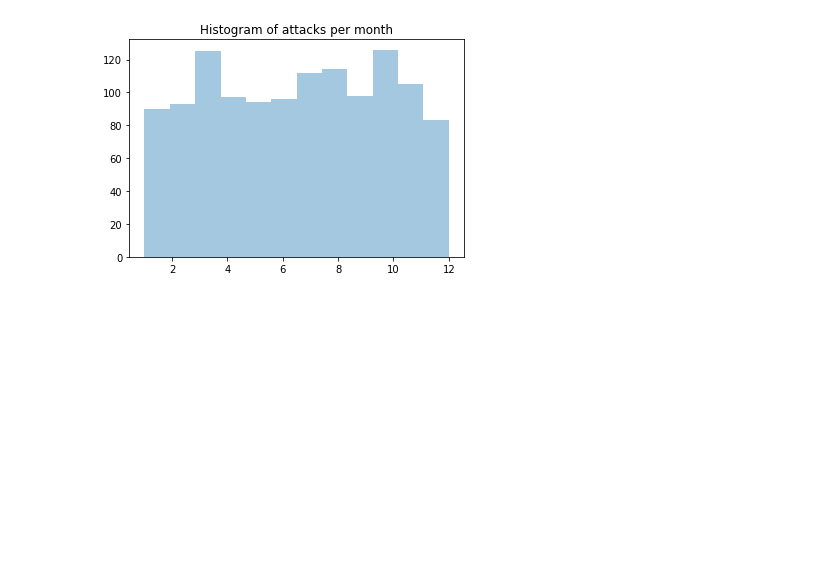
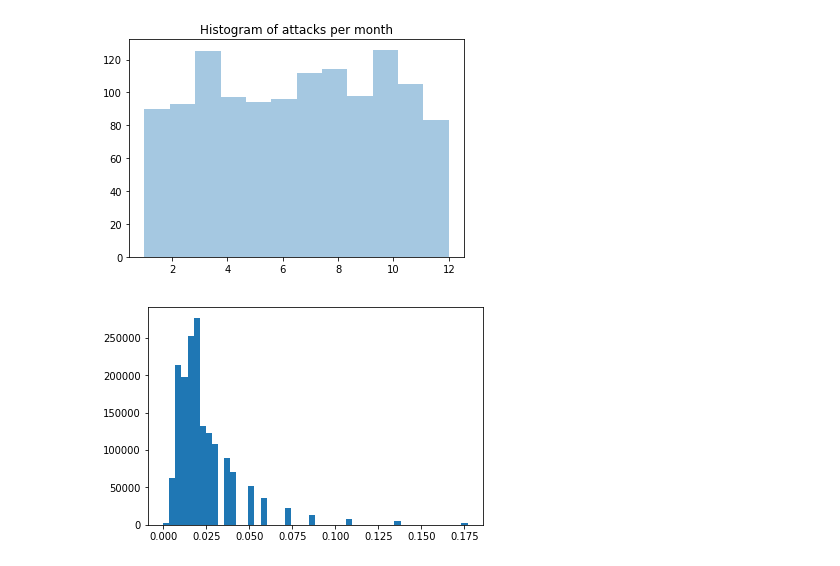
Before and after one commit to yusiZou/NTDS_project, a Jupyter notebook: code.ipynb, the cells around one changed output. Cells and saved outputs as stored; diff of their text form; code cells hidden in the pictures; blank space fills up the shorter version.

Commit message:
add adjacency matrices

```diff
--- a/code.ipynb
+++ b/code.ipynb
@@ -131,3 +132,12 @@ sns.distplot(attack_month, bins=12, kde=False)
 plt.title('Histogram of attacks per month');
 # %% [output]
 [figure]
+# %%
+features_adjacency = np.exp(-squareform(pdist(nodes.drop([0, 107], axis=1))))
+# %%
+# put the diagonal values to 0
+features_adjacency[(range(n_nodes), range(n_nodes))] = 0
+# %%
+plt.hist(features_adjacency[features_adjacency < 0.2].ravel(), bins=50);
+# %% [output]
+[figure, added]
```
Also changed, not shown: parts of 8 cells of this notebook, 1 other file.
